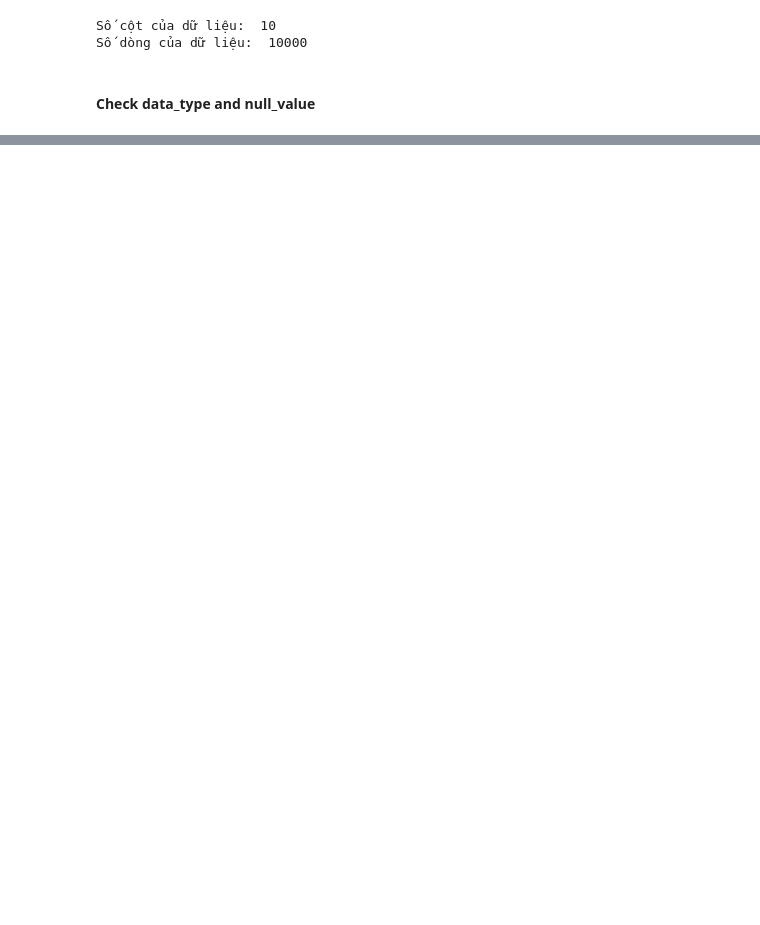
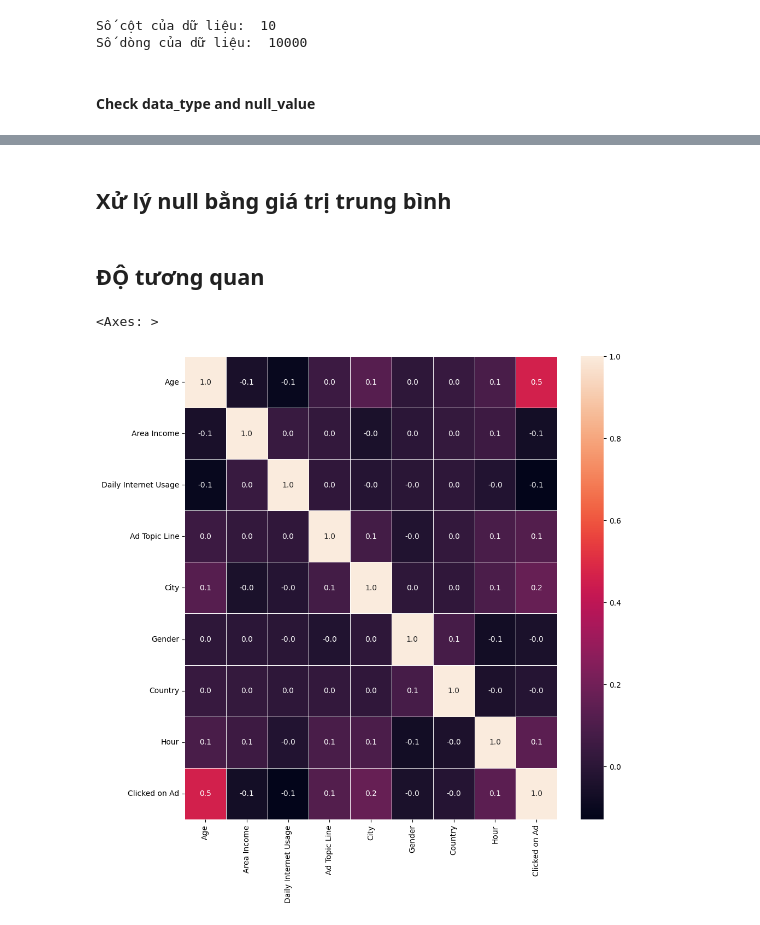
Before and after one commit to LoylP/DataMining_Click2Ad, a Jupyter notebook: Notebook/preprocessing/Preprocessing.ipynb, the cells around one changed output, grey strips where cells are left out. Cells and saved outputs as stored; diff of their text form; code cells hidden in the pictures; blank space fills up the shorter version.

```diff
--- a/Notebook/preprocessing/Preprocessing.ipynb
+++ b/Notebook/preprocessing/Preprocessing.ipynb
@@ -243,0 +154,2 @@ data = data.drop(columns=data_to_drops)
+# %% [markdown]
+## Xử lý null bằng giá trị trung bình
@@ -243,0 +158,2 @@ data = data.drop(columns=data_to_drops)
+# %% [markdown]
+## ĐỘ tương quan
@@ -243,0 +165,6 @@ data = data.drop(columns=data_to_drops)
+# %%
+f,ax = plt.subplots(figsize=(11, 11))
+sns.heatmap(data.iloc[:, 1:].corr(), annot=True, linewidths=.5, fmt= '.1f',ax=ax)
+# %% [output]
+<Axes: >
+[figure, added]
```
Also changed, not shown: parts of 55 cells of this notebook, 18 other files.
